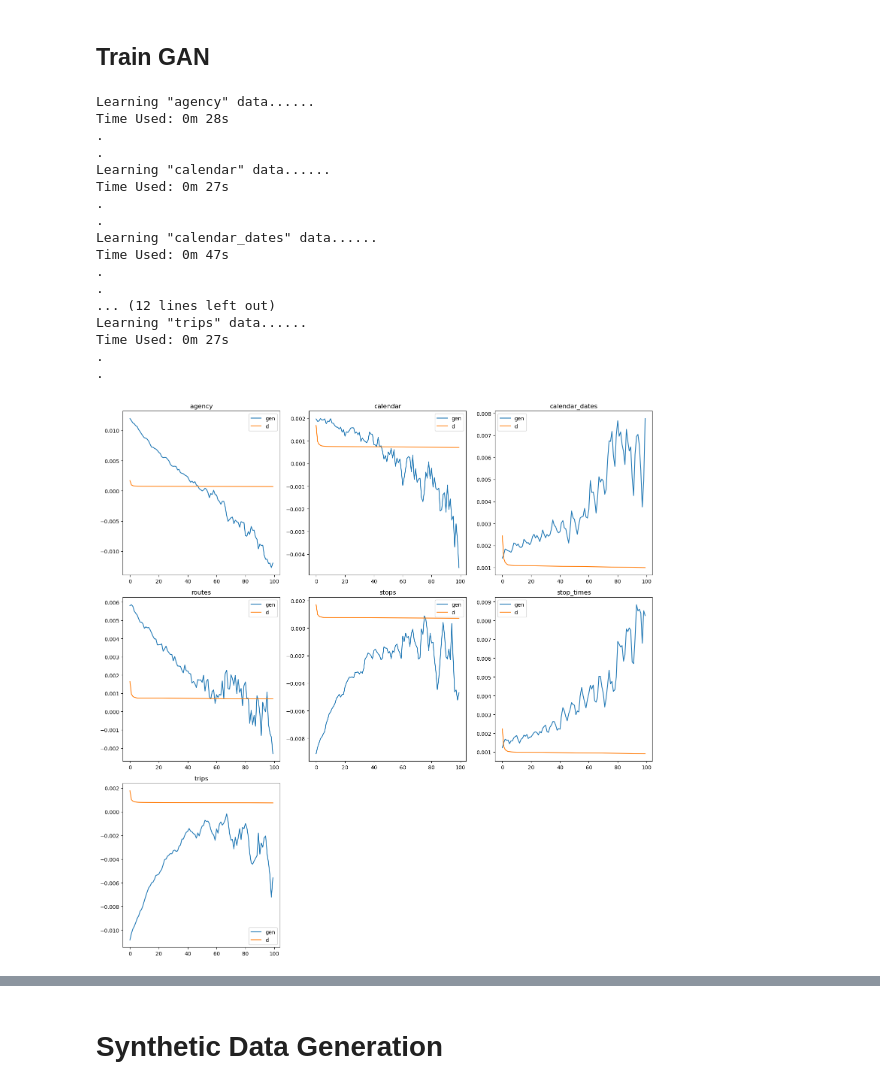
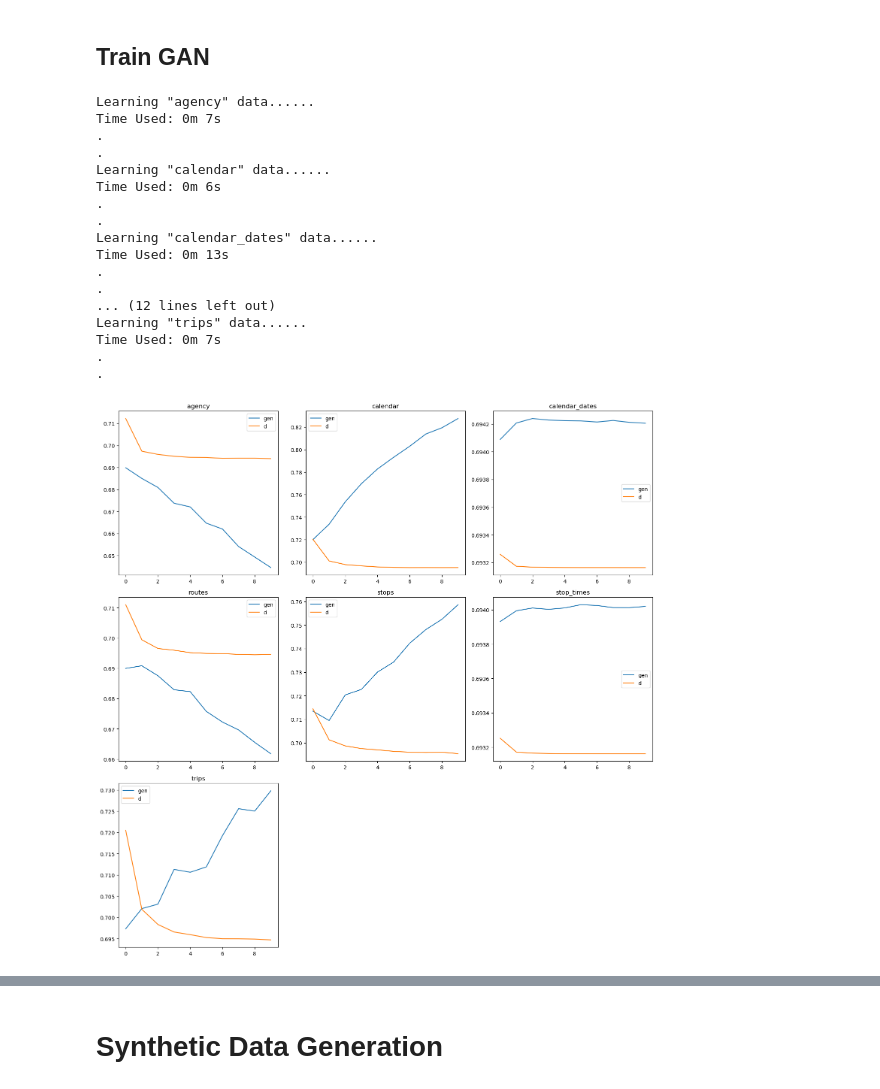
Before and after one commit to simonou99/multi_table_gan, a Jupyter notebook: main_multi_table.ipynb, the cells around one changed output, grey strips where cells are left out. Drawn from its saved outputs; the diff is of its cells as text; code cells hidden in the pictures.

```diff
--- a/main_multi_table.ipynb
+++ b/main_multi_table.ipynb
@@ -534,5 +523,5 @@ def batch_scaling(data_collection, metadata):
 # %%
-processed_data_collection = batch_scaling(real_data_collection, metadata)
+processed_data_collection, backtransformation_dict = batch_scaling(real_data_collection, metadata)
 # %% [markdown]
 # Main GAN Algorithm
 # %% [markdown]
@@ -676,15 +664,15 @@ def build_sequential_critic(table_dim, labels_dim, constraint_rate=0.01, optimiz
 # %% [markdown]
 ## Build GAN
 # %%
-def build_gan(generator, critic, optimization_rate=0.00005):
-    critic.trainable = False
-    opt = optimizers.RMSprop(optimization_rate)
+def build_gan(generator, discriminator, optimization_rate=0.0001):
+    discriminator.trainable = False
+    opt = optimizers.Adam(optimization_rate)
     noise_input = layers.Input(shape=(generator.input_shape[0][1],))
     labels_input = layers.Input(shape=(generator.input_shape[1][1],))
     generator_output = generator([noise_input, labels_input])
-    critic_output = critic([generator_output, labels_input])
-    gan = models.Model(inputs=[noise_input, labels_input], outputs=critic_output)
-    gan.compile(optimizer=opt, loss=wasserstein_loss)
+    discriminator_output = discriminator([generator_output, labels_input])
+    gan = models.Model(inputs=[noise_input, labels_input], outputs=discriminator_output)
+    gan.compile(optimizer=opt, loss='binary_crossentropy')
     return gan
 # %% [markdown]
 ## Define Training Strategy
@@ -816,16 +805,16 @@ def train_individual_sequential_gan(name, real_table, real_labels, sort_order, n
 # %%
-def collection_training(data_collection, training_parameter_dict):
+def collection_training(processed_collection, metadata, training_parameter_dict):
     logs = []
     init_time = time.time()
-    for df_name, content in data_collection.items():
+    for df_name, content in processed_collection.items():
         start_time = time.time()
         print(f'Learning \"{df_name}\" data......')
-        latent_dim = (content['table'].shape[1] + content['labels'].shape[1]) * content['labels'].shape[1]
-        if training_parameter_dict[df_name]['is_sequential'] == True:
+        latent_dim = 100
+        if metadata[df_name]['is_sequential'] == True:
             generator_log, critic_log = train_individual_sequential_gan(df_name,
                                                                         content['table'],
                                                                         content['labels'],
-                                                                        content['metadata']['sort_order'],
+                                                                        metadata[df_name]['sort_order'],
                                                                         epochs=training_parameter_dict[df_name]['epochs'],
                                                                         latent_dim = latent_dim,
                                                                         return_logs=True)
@@ -868,31 +857,33 @@ def collection_training(data_collection, training_parameter_dict):
 #                            'stop_times': {'epochs': 100,'is_sequential':True},
 #                            'trips': {'epochs': 100,'is_sequential':False}}
 # %%
-training_parameter_dict = {'agency': {'epochs': 100,'is_sequential':False},
-                           'calendar': {'epochs': 100,'is_sequential':False},
-                           'calendar_dates': {'epochs': 100,'is_sequential':True},
-                           'routes': {'epochs': 100,'is_sequential':False},
-                           'stops': {'epochs': 100,'is_sequential':False},
-                           'stop_times': {'epochs': 100,'is_sequential':True},
-                           'trips': {'epochs': 100,'is_sequential':False}}
+training_parameter_dict = {'agency': {'epochs': 10,'is_sequential':False},
+                           'calendar': {'epochs': 10,'is_sequential':False},
+                           'calendar_dates': {'epochs': 10,'is_sequential':True},
+                           'routes': {'epochs': 10,'is_sequential':False},
+                           'stops': {'epochs': 10,'is_sequential':False},
+                           'stop_times': {'epochs': 10,'is_sequential':True},
+                           'trips': {'epochs': 10,'is_sequential':False}}
 # %%
-collection_training(processed_data_collection, training_parameter_dict)
+%%time
+
+collection_training(processed_data_collection, metadata, training_parameter_dict)
 # %% [output]
 Learning "agency" data......
-Time Used: 0m 28s
+Time Used: 0m 7s
 .
 .
 Learning "calendar" data......
-Time Used: 0m 27s
+Time Used: 0m 6s
 .
 .
 Learning "calendar_dates" data......
-Time Used: 0m 47s
+Time Used: 0m 13s
 .
 .
 ... (12 lines left out)
 Learning "trips" data......
-Time Used: 0m 27s
+Time Used: 0m 7s
 .
 .
-[figure, old version]
+[figure, new version]
```
Also changed, not shown: parts of 85 cells of this notebook, 4 other files.
